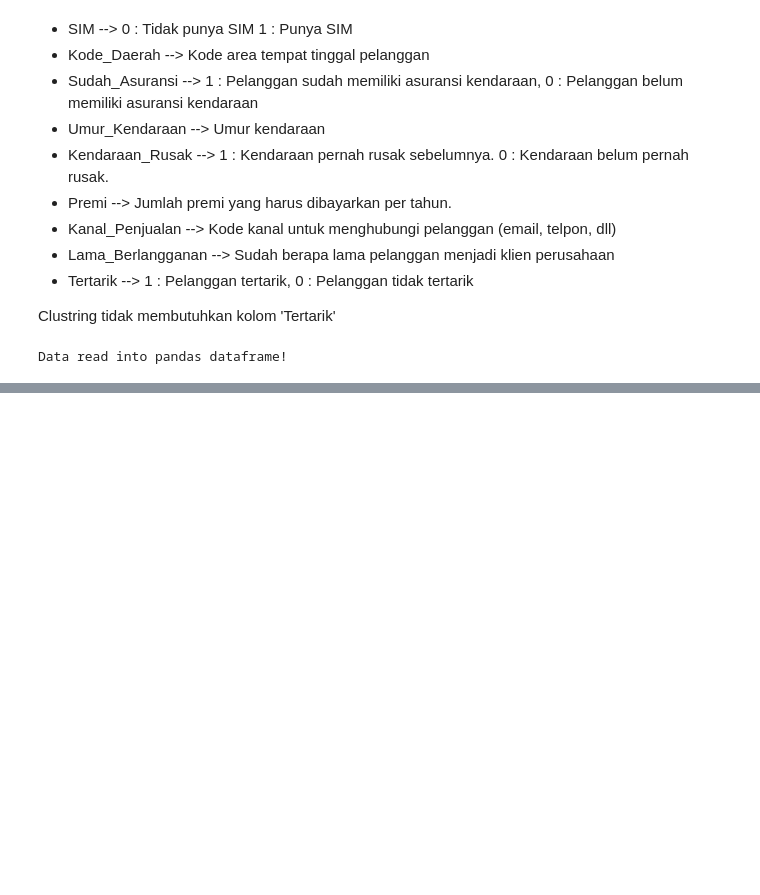
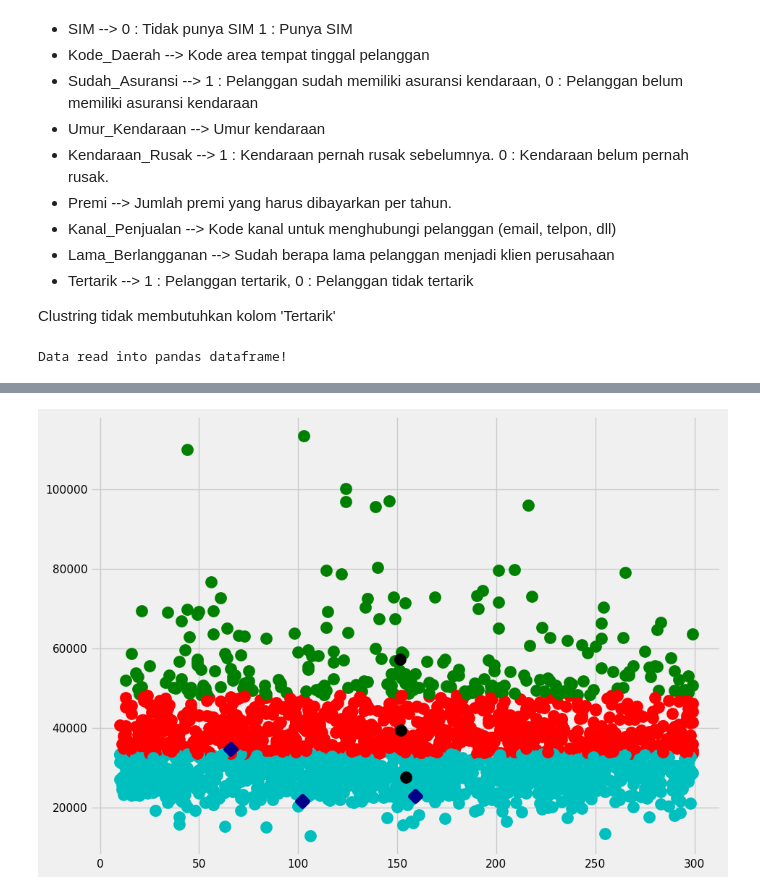
Before and after one commit to farisazizy/Artificial-Intelligence, a Jupyter notebook: clustering.ipynb, the cells around one changed output, grey strips where cells are left out. Cells and saved outputs as stored; diff of their text form; code cells hidden in the pictures; blank space fills up the shorter version.

```diff
--- a/clustering.ipynb
+++ b/clustering.ipynb
@@ -143,0 +273,23 @@ dtype: int64
+# %%
+import scipy.spatial.distance as metric
+
+def euclidean_dist(A, B):
+    return metric.euclidean(A, B)
+
+def plot(data,k,index,centroids,orig_centroids):
+    input = []
+    for i in range(len(index)):
+        for j in index[i]:
+            input.append(int(j))
+
+    colors = 10*["g","r","c","b","k"]
+    j=0
+    for i in input:
+        plt.scatter(data[j,0], data[j,1], marker="o", color=colors[i], s=50, linewidths=5)
+        j+=1
+    ## New centroids
+    for centroid in range(len(centroids)):
+        plt.scatter(centroids[centroid][0],centroids[centroid][1],marker="o", color="k", s=50, linewidths=5)
+    # Original Clusters
+    for centroid in range(len(orig_centroids)):
+        plt.scatter(orig_centroids[centroid][0],orig_centroids[centroid][1],marker="D", color="DarkBlue", s=50, linewidths=5)
@@ -143,0 +357,9 @@ dtype: int64
+# %%
+kmeans = K_Means(k=3, data = new, centeriod_init='random')
+centroids, cluster_assignments, iters, orig_centroids = kmeans.fit(new)
+index = cluster_assignments[:,0] ## This has the cluster assignment 0,1,....
+distance = cluster_assignments[:,1]  ## This has the distance from their respective centroides for evaluation purposes
+k=3
+plot(new,k,index,centroids,orig_centroids)
+# %% [output]
+[figure, added]
```
Also changed, not shown: parts of 26 cells of this notebook.
